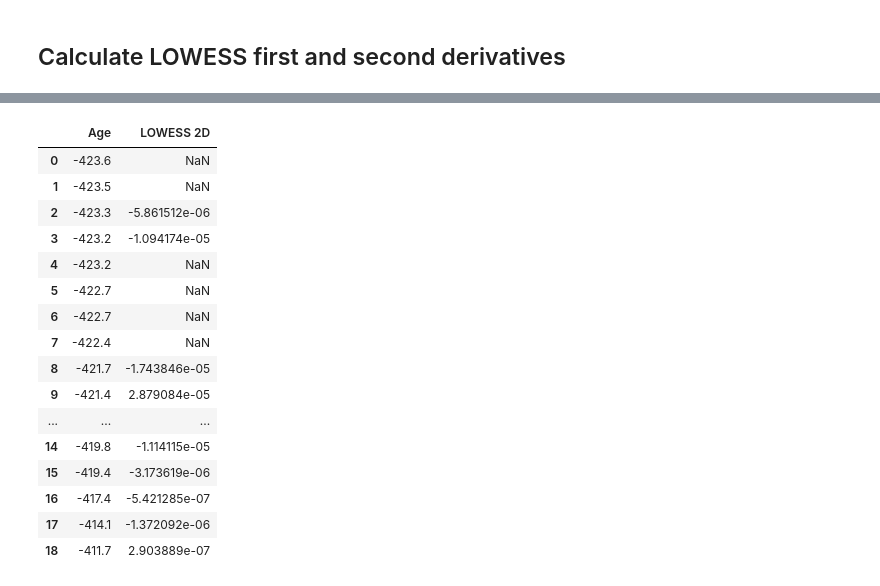
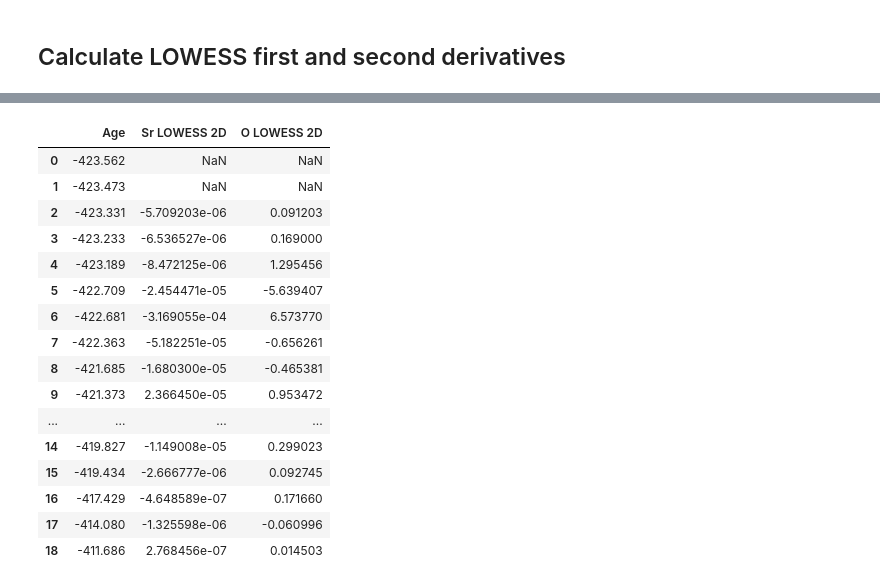
Before and after one commit to T-Avila/avila_etal_2025, a Jupyter notebook: Jupyter Notebooks/fraction 0.45.ipynb, the cells around one changed output, grey strips where cells are left out. Drawn from its saved outputs; the diff is of its cells as text; code cells hidden in the pictures.

```diff
--- a/Jupyter Notebooks/fraction 0.45.ipynb
+++ b/Jupyter Notebooks/fraction 0.45.ipynb
@@ -40,10 +47,10 @@ plt.scatter(Sr, Age)
 # %%
 #Calculate LOWESS
 
-fraction = 0.45 #fraction defines 'window' of data used to calculate LOWESS
 Srlowess = lowess(Sr, Age, frac=fraction)
+Olowess = lowess(O, Age, frac=fraction)
 
-lowessdata = pd.DataFrame({'Age':Srlowess[:,0],'LOWESS':Srlowess[:,1]})
+lowessdata = pd.DataFrame({'Age':Srlowess[:,0],'Sr LOWESS':Srlowess[:,1],'O LOWESS':Olowess[:,1]})
 
 lowessdata
 # %% [output]
@@ -71,19 +78,27 @@ lowessdata
 
 n = len(lowessdata)
 
-#GTS 2020
-lowessfirstderiv = np.zeros(n)
-
+# Sr curve
+Srlowessfirstderiv = np.zeros(n)
 for i in range(n):
     if i == 0:
-        lowessfirstderiv[i] = np.NaN
+        Srlowessfirstderiv[i] = np.NaN
     else:
-        lowessfirstderiv[i] = (lowessdata['LOWESS'][i] - lowessdata['LOWESS'][i-1])/\
+        Srlowessfirstderiv[i] = (lowessdata['Sr LOWESS'][i] - lowessdata['Sr LOWESS'][i-1])/\
+        (lowessdata['Age'][i] - lowessdata['Age'][i-1])
+
+#O curve
+Olowessfirstderiv = np.zeros(n)
+for i in range(n):
+    if i == 0:
+        Olowessfirstderiv[i] = np.NaN
+    else:
+        Olowessfirstderiv[i] = (lowessdata['O LOWESS'][i] - lowessdata['O LOWESS'][i-1])/\
         (lowessdata['Age'][i] - lowessdata['Age'][i-1])
 
 
 #Make dataframe
-lowessfirstderivdata = pd.DataFrame({'Age':lowessdata['Age'],'LOWESS 1D':lowessfirstderiv})
+lowessfirstderivdata = pd.DataFrame({'Age':lowessdata['Age'],'Sr LOWESS 1D':Srlowessfirstderiv,'O LOWESS 1D':Olowessfirstderiv})
 
 lowessfirstderivdata
 # %% [output]
@@ -107,39 +122,48 @@ lowessfirstderivdata
 # %%
 #LOWESS Second Derivative
 
 n = len(lowessdata)
 
-lowesssecondderiv = np.zeros(n)
-
+# Sr curve
+Srlowesssecondderiv = np.zeros(n)
 for i in range(n):
     if i == 0:
-        lowesssecondderiv[i]=np.NaN
+        Srlowesssecondderiv[i]=np.NaN
     else:
-        lowesssecondderiv[i] = (lowessfirstderivdata['LOWESS 1D'][i] - lowessfirstderivdata['LOWESS 1D'][i-1])/\
+        Srlowesssecondderiv[i] = (lowessfirstderivdata['Sr LOWESS 1D'][i] - lowessfirstderivdata['Sr LOWESS 1D'][i-1])/\
+        (lowessfirstderivdata['Age'][i] - lowessfirstderivdata['Age'][i-1])
+
+# O curve
+Olowesssecondderiv = np.zeros(n)
+for i in range(n):
+    if i == 0:
+        Olowesssecondderiv[i]=np.NaN
+    else:
+        Olowesssecondderiv[i] = (lowessfirstderivdata['O LOWESS 1D'][i] - lowessfirstderivdata['O LOWESS 1D'][i-1])/\
         (lowessfirstderivdata['Age'][i] - lowessfirstderivdata['Age'][i-1])
 
 #Make dataframe
-lowesssecondderivdata = pd.DataFrame({'Age':lowessdata['Age'],'LOWESS 2D':lowesssecondderiv})
+lowesssecondderivdata = pd.DataFrame({'Age':lowessdata['Age'],'Sr LOWESS 2D':Srlowesssecondderiv,'O LOWESS 2D':Olowesssecondderiv})
 
 lowesssecondderivdata
 # %% [output]
-|  | Age | LOWESS 2D |
-| 0 | -423.6 | NaN |
-| 1 | -423.5 | NaN |
-| 2 | -423.3 | -5.861512e-06 |
-| 3 | -423.2 | -1.094174e-05 |
-| 4 | -423.2 | NaN |
-| 5 | -422.7 | NaN |
-| 6 | -422.7 | NaN |
-| 7 | -422.4 | NaN |
-| 8 | -421.7 | -1.743846e-05 |
-| 9 | -421.4 | 2.879084e-05 |
-| ... | ... | ... |
-| 14 | -419.8 | -1.114115e-05 |
-| 15 | -419.4 | -3.173619e-06 |
-| 16 | -417.4 | -5.421285e-07 |
-| 17 | -414.1 | -1.372092e-06 |
-| 18 | -411.7 | 2.903889e-07 |
+|  | Age | Sr LOWESS 2D | O LOWESS 2D |
+| 0 | -423.562 | NaN | NaN |
+| 1 | -423.473 | NaN | NaN |
+| 2 | -423.331 | -5.709203e-06 | 0.091203 |
+| 3 | -423.233 | -6.536527e-06 | 0.169000 |
+| 4 | -423.189 | -8.472125e-06 | 1.295456 |
+| 5 | -422.709 | -2.454471e-05 | -5.639407 |
+| 6 | -422.681 | -3.169055e-04 | 6.573770 |
+| 7 | -422.363 | -5.182251e-05 | -0.656261 |
+| 8 | -421.685 | -1.680300e-05 | -0.465381 |
+| 9 | -421.373 | 2.366450e-05 | 0.953472 |
+| ... | ... | ... | ... |
+| 14 | -419.827 | -1.149008e-05 | 0.299023 |
+| 15 | -419.434 | -2.666777e-06 | 0.092745 |
+| 16 | -417.429 | -4.648589e-07 | 0.171660 |
+| 17 | -414.080 | -1.325598e-06 | -0.060996 |
+| 18 | -411.686 | 2.768456e-07 | 0.014503 |
 # %%
 #Combine Data
 
```
Also changed, not shown: parts of 14 cells of this notebook, 16 other files.
